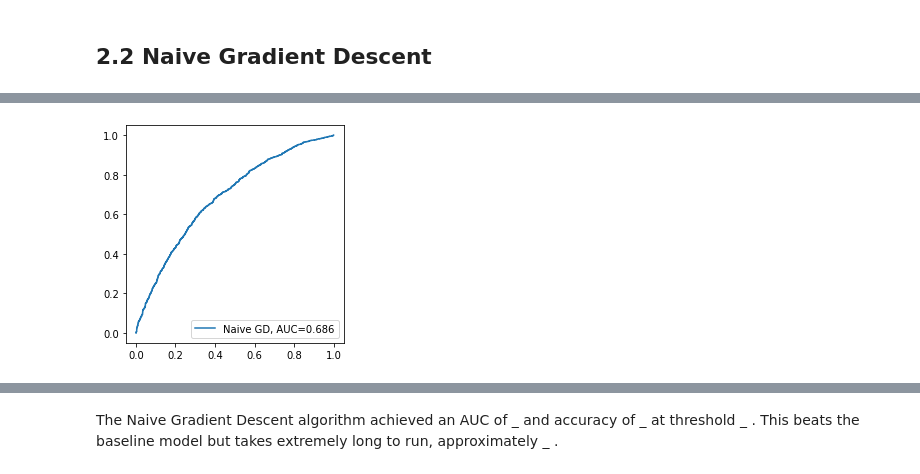
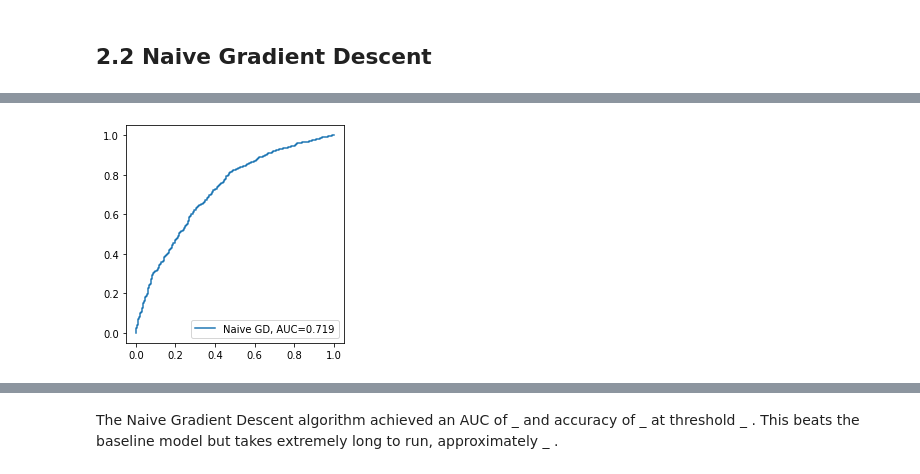
Before and after one commit to joycelim98/DSA4212, a Jupyter notebook: 250320.ipynb, the cells around one changed output, grey strips where cells are left out. Saved outputs shown, nothing was run; the diff lists cells and outputs as text; code cells hidden in the pictures.

```diff
--- a/250320.ipynb
+++ b/250320.ipynb
@@ -72,7 +82,7 @@ Our training set should be balanced so that our classifier has sufficient data o
 # %%
 # sample 3331 observations from all young data in training set
 onp.random.seed(0)
-y_pindex = onp.random.choice(len(train_y), 5001, replace=False)
+y_pindex = onp.random.choice(len(train_y), len(train_o), replace=False)
 o_pindex = onp.asarray(list(range(n_old)))
 # %%
 train_n = 2665 # 80% of number of old samples
@@ -194,7 +204,7 @@ for k in range(20):
 data_train = ptrain_img.reshape(5330, h_n*w_n)
 y_train = ptrain.to_numpy(copy=True)
 
-data_val = pval_img.reshape(3002, h_n*w_n)
+data_val = pval_img.reshape(1332, h_n*w_n)
 y_val = pval.to_numpy(copy=True)
 
 data_test = ptest_img.reshape(5000, h_n*w_n)
@@ -234,6 +250,16 @@ loss_dataset = jax.vmap(loss_single, in_axes=(None,0,0))
 def loss(beta, data, y):
     """ compute the mean of all the individual losses """
     list_of_all_losses = loss_dataset(beta, data, y)
+    return np.mean(list_of_all_losses)
+
+def lossl1(beta, data, y): # LASSO
+    """ compute the mean of all the individual losses """
+    list_of_all_losses = loss_dataset(beta, data, y)
+    return np.mean(list_of_all_losses) + np.mean(abs(beta))
+
+def lossl2(beta, data, y): # Ridge
+    """ compute the mean of all the individual losses """
+    list_of_all_losses = loss_dataset(beta, data, y)
     return np.mean(list_of_all_losses) + np.mean((beta)**2)
 
 grad_loss = jax.jit(jax.grad(loss))
@@ -304,7 +330,8 @@ for k in range(n_iter):
     loss_val_hist.append(loss_val)
 
     timing = time.time() - start
-    print("Iteration:{0:.0f} \t time:{1:.0f} \t Loss(train):{2:.3f} \t Loss(val):{3:.3f}".format(k,
+    if (epoch == 9999) or not(k % 100):
+        print("Iteration:{0:.0f} \t time:{1:.0f} \t Loss(train):{2:.3f} \t Loss(val):{3:.3f}".format(k,
                                                                                                  timing,
                                                                                                 loss_train,
                                                                                                 loss_val))
@@ -340,7 +356,7 @@ Text(0.5, 1.0, 'Naive Gradient Descent')
 # %%
-plot_ROC(best_beta_gd, "Naive GD", data_test)
+plot_ROC(best_beta_gd, "Naive GD", data_val, y_val)
 # %% [output]
-[figure, old version]
+[figure, new version]
 # %%
 for i in list(range(1,11)):
     acc = accuracy(best_beta_gd, data_val, y_val, i/10)
```
Also changed, not shown: parts of 17 cells of this notebook.
